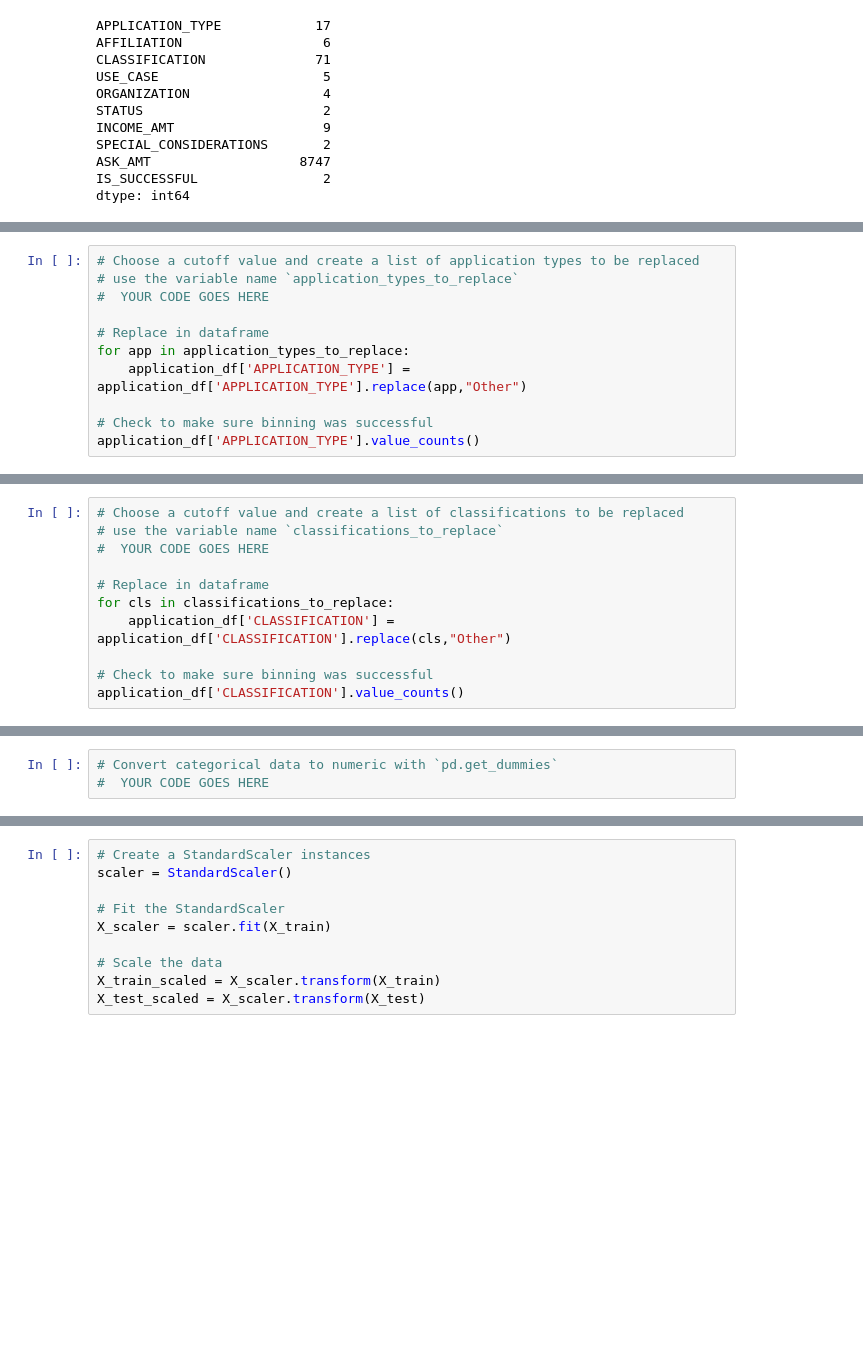
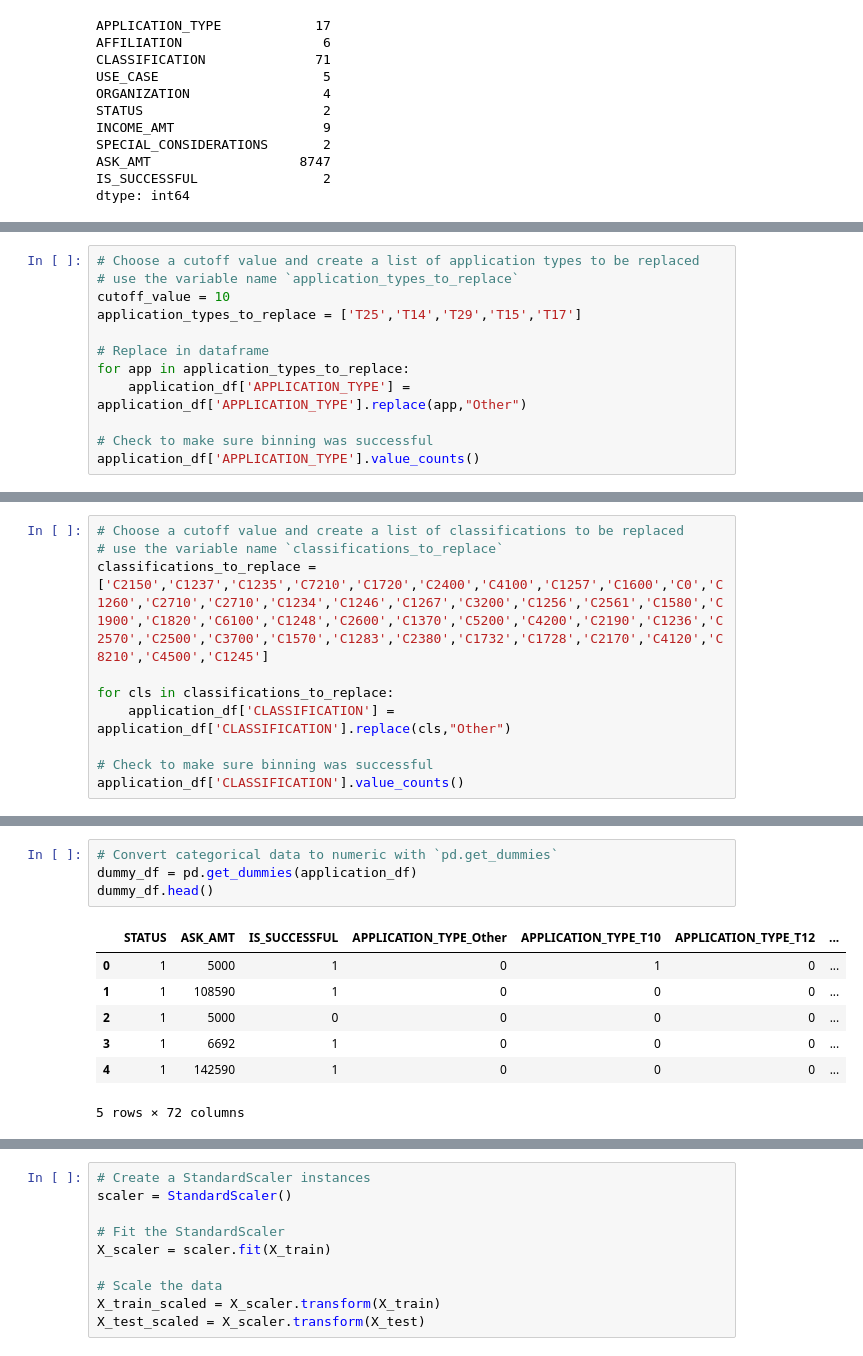
Before and after one commit to CRFitzgerald/deep-learning-challenge, a Jupyter notebook: AlphabetSoupCharity.ipynb, the cells around one changed output, grey strips where cells are left out. Drawn from its saved outputs; the diff is of its cells as text; blank space fills up the shorter version.

```diff
--- a/AlphabetSoupCharity.ipynb
+++ b/AlphabetSoupCharity.ipynb
@@ -63,7 +63,8 @@ Name: APPLICATION_TYPE, dtype: int64
 # %%
 # Choose a cutoff value and create a list of application types to be replaced
 # use the variable name `application_types_to_replace`
-#  YOUR CODE GOES HERE
+cutoff_value = 10
+application_types_to_replace = ['T25','T14','T29','T15','T17']
 
 # Replace in dataframe
 for app in application_types_to_replace:
@@ -122,9 +133,8 @@ Name: CLASSIFICATION, dtype: int64
 # %%
 # Choose a cutoff value and create a list of classifications to be replaced
 # use the variable name `classifications_to_replace`
-#  YOUR CODE GOES HERE
+classifications_to_replace = ['C2150','C1237','C1235','C7210','C1720','C2400','C4100','C1257','C1600','C0','C1260','C2710','C2710','C1234','C1246','C1267','C3200','C1256','C2561','C1580','C1900','C1820','C6100','C1248','C2600','C1370','C5200','C4200','C2190','C1236','C2570','C2500','C3700','C1570','C1283','C2380','C1732','C1728','C2170','C4120','C8210','C4500','C1245']
 
-# Replace in dataframe
 for cls in classifications_to_replace:
     application_df['CLASSIFICATION'] = application_df['CLASSIFICATION'].replace(cls,"Other")
 
@@ -140,6 +160,15 @@ C2100     1883
 Name: CLASSIFICATION, dtype: int64
 # %%
 # Convert categorical data to numeric with `pd.get_dummies`
-#  YOUR CODE GOES HERE
+dummy_df = pd.get_dummies(application_df)
+dummy_df.head()
+# %% [output]
+|  | STATUS | ASK_AMT | IS_SUCCESSFUL | APPLICATION_TYPE_Other | APPLICATION_TYPE_T10 | APPLICATION_TYPE_T12 | ... |
+| 0 | 1 | 5000 | 1 | 0 | 1 | 0 | ... |
+| 1 | 1 | 108590 | 1 | 0 | 0 | 0 | ... |
+| 2 | 1 | 5000 | 0 | 0 | 0 | 0 | ... |
+| 3 | 1 | 6692 | 1 | 0 | 0 | 0 | ... |
+| 4 | 1 | 142590 | 1 | 0 | 0 | 0 | ... |
+5 rows × 72 columns
 # %%
 # Split our preprocessed data into our features and target arrays
```
Also changed, not shown: parts of 7 cells of this notebook.
